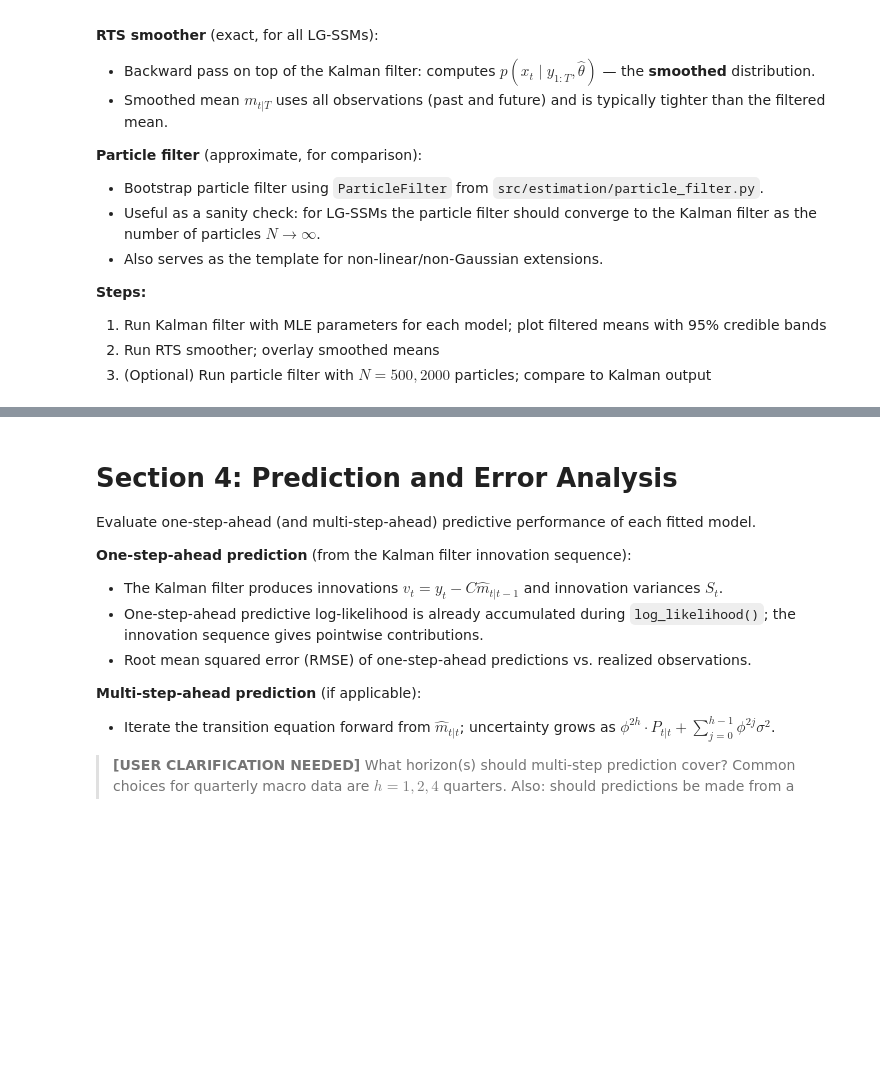
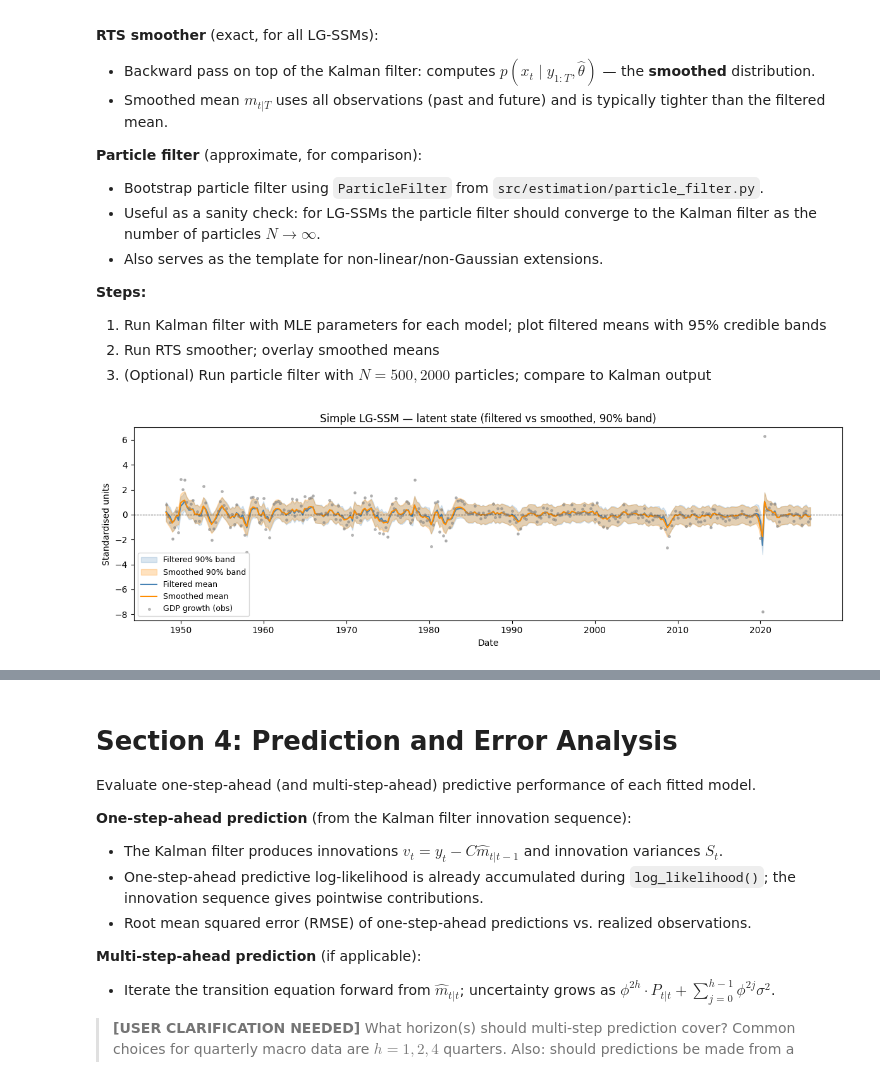
Before and after one commit to rickyli02/particle_filter_project_submission, a Jupyter notebook: notebooks/macro_data_linear.ipynb, the cells around one changed output, grey strips where cells are left out. Cells and saved outputs as stored; diff of their text form; code cells hidden in the pictures; blank space fills up the shorter version.

```diff
--- a/notebooks/macro_data_linear.ipynb
+++ b/notebooks/macro_data_linear.ipynb
@@ -473,5 +528,27 @@ kalman_simple = KalmanFilter(model_simple_fitted, gdp_growth)
 filtered_means, filtered_covs, loglik = kalman_simple.run_filter()
 smoothed_means, smoothed_covs = kalman_simple.run_smoother()
 # %%
-# Plotting Result from Simple LG-SSM Kalman filter, Kalman smoother
-# With 90% band, and true observation
+z90 = 1.645  # 90% credible band multiplier
+
+filt_m_s = filtered_means[:, 0]
+filt_sd_s = np.sqrt(filtered_covs[:, 0, 0])
+sm_m_s    = smoothed_means[:, 0]
+sm_sd_s   = np.sqrt(smoothed_covs[:, 0, 0])
+
+fig, ax = plt.subplots(figsize=(12, 4))
+ax.fill_between(dates_mv, filt_m_s - z90 * filt_sd_s, filt_m_s + z90 * filt_sd_s,
+                alpha=0.20, color='steelblue', label='Filtered 90% band')
+ax.fill_between(dates_mv, sm_m_s - z90 * sm_sd_s, sm_m_s + z90 * sm_sd_s,
+                alpha=0.25, color='darkorange', label='Smoothed 90% band')
+ax.plot(dates_mv, filt_m_s, color='steelblue', lw=1.5, label='Filtered mean')
+ax.plot(dates_mv, sm_m_s,   color='darkorange', lw=1.5, label='Smoothed mean')
+ax.scatter(dates_mv, gdp_growth, s=6, color='gray', alpha=0.5, zorder=5, label='GDP growth (obs)')
+ax.axhline(0, color='black', lw=0.6, ls='--')
+ax.set_title('Simple LG-SSM — latent state (filtered vs smoothed, 90% band)')
+ax.set_xlabel('Date')
+ax.set_ylabel('Standardised units')
+ax.legend(fontsize=9)
+fig.tight_layout()
+plt.show()
+# %% [output]
+[figure, added]
```
Also changed, not shown: parts of 13 cells of this notebook.
